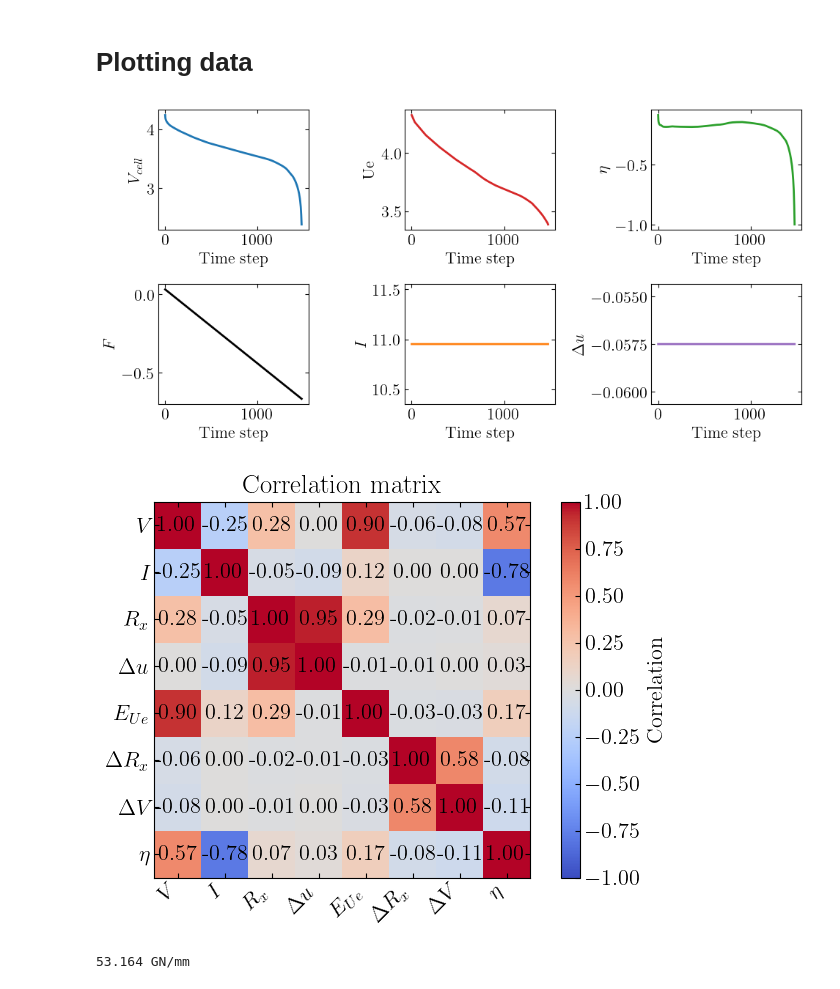
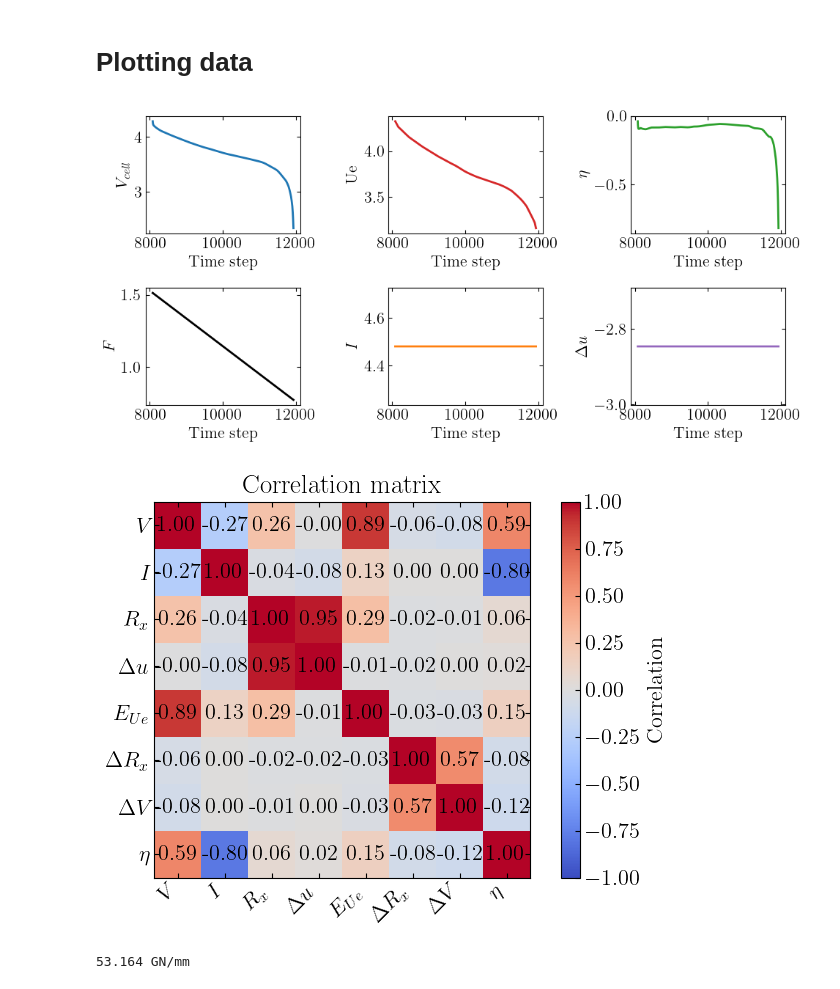
Before and after one commit to j-haralds/MSc_thesis, a Jupyter notebook: program/5_Multi/8_JH_multi.ipynb, the cells around one changed output. Cells and saved outputs as stored; diff of their text form; code cells hidden in the pictures.

```diff
--- a/program/5_Multi/8_JH_multi.ipynb
+++ b/program/5_Multi/8_JH_multi.ipynb
@@ -58,4 +58,6 @@ path = f'7_merged_data'
 
 data = read_data(path)
 display(data.head())
+data.columns = ['u_par', 'C', 't', 'V', 'I', 'F', 'u', 'Ue', 'eta', 'trajectory',
+       'dV', 'dF', 'soc']
 # %% [output]
@@ -86,31 +122,31 @@ plt.plot(u_C_pairs['C'], u_C_pairs['u_par'], 'o')
 # Plotting data
 # %%
 
-plot_idx = data['trajectory'] == 0
+plot_idx = data['trajectory'] == 3
 f, ax = plt.subplots(2, 3, figsize=(10, 5))
 ax[0,0].plot(data['V'][plot_idx], '-', color = colors[0], lw = 2)
 ax[0,0].set_xlabel('Time step')
 ax[0,0].set_ylabel('$V_{cell}$')
 ax[0,1].plot(data['Ue'][plot_idx], '-', color = colors[1], lw = 2)
 ax[0,1].set_xlabel('Time step')
 ax[0,1].set_ylabel('Ue')
 ax[0,2].plot(data['eta'][plot_idx], '-', color = colors[2], lw = 2)
 ax[0,2].set_xlabel('Time step')
 ax[0,2].set_ylabel(r'$\eta$')
 ax[1,0].plot(data['F'][plot_idx], lw = 2,color = colors[3])
 ax[1,0].set_xlabel('Time step')
 ax[1,0].set_ylabel(r'$F$')
 ax[1,1].plot(data['I'][plot_idx], lw = 2,color = colors[4])
 ax[1,1].set_xlabel('Time step')
 ax[1,1].set_ylabel(r'$I$')
 ax[1,2].plot(data['u'][plot_idx], lw = 2,color = colors[5])
 ax[1,2].set_xlabel('Time step')
 ax[1,2].set_ylabel(r'$\Delta u$')
 
 plt.tight_layout()
 plt.show()
 # %% [output]
-[figure, old version]
+[figure, new version]
 # %%
 # Correlation matrix for current signals in this batch
 
@@ -137,7 +173,7 @@ fig.colorbar(im, ax=ax_corr, label="Correlation")
 plt.tight_layout()
 plt.show()
 # %% [output]
-[figure, old version]
+[figure, new version]
 # %%
 traj = 0
 #plt.plot(data['u'][data['trajectory'] == traj], data['F'][data['trajectory'] == traj], lw = 2, color = colors[0])
```
Also changed, not shown: parts of 19 cells of this notebook, 8 other files.
